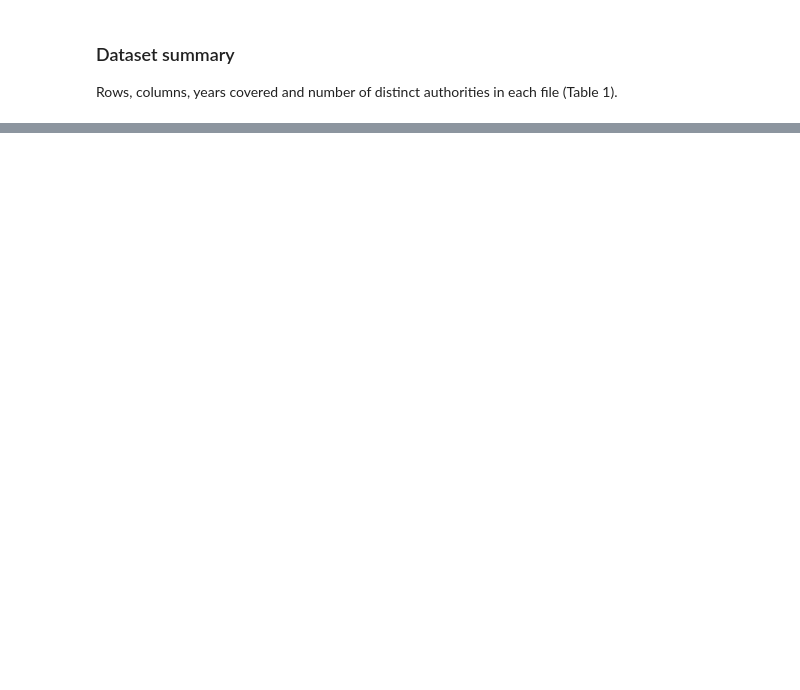
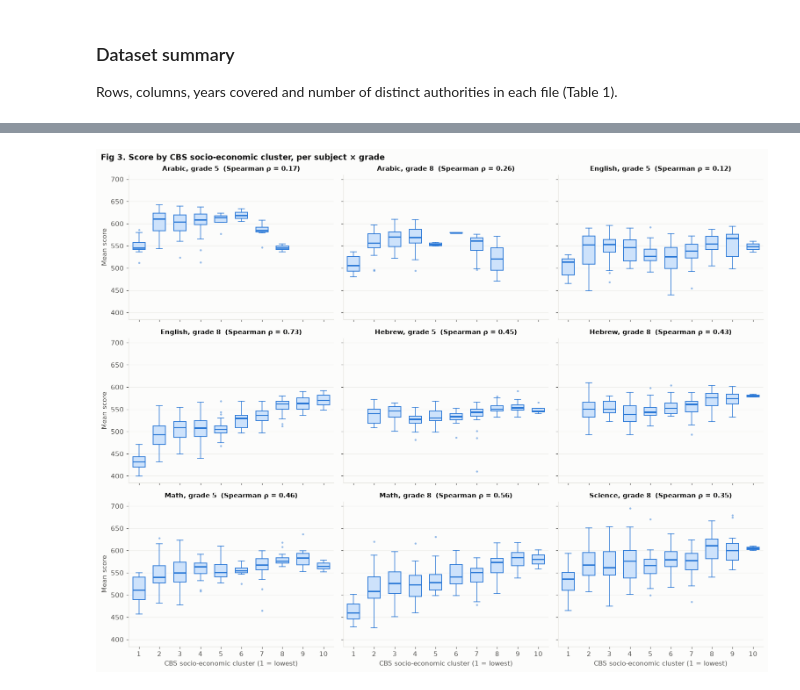
Before and after one commit to Fiamma-Jikukan/DS_final_project_Or_and_Stav, a Jupyter notebook: DS_final_project_Or_and_Stav.ipynb, the cells around one changed output, grey strips where cells are left out. Cells and saved outputs as stored; diff of their text form; code cells hidden in the pictures; blank space fills up the shorter version.

```diff
--- a/DS_final_project_Or_and_Stav.ipynb
+++ b/DS_final_project_Or_and_Stav.ipynb
@@ -137,0 +442,6 @@ dataset_summary
+# %%
+copy_cols = [col for col in data.columns if col.endswith(("_z", "_rank"))]
+data = data.drop(columns=copy_cols)
+
+print(f"Dropped {len(copy_cols)} columns (28 _z / _rank copies + ses_rank); {data.shape[1]} columns left:")
+print(list(data.columns))
@@ -137,0 +780,24 @@ dataset_summary
+# %%
+CLUSTERS = range(1, 11)
+fig, axes = plt.subplots(3, 3, figsize=(14, 11), sharex=True, sharey=True)
+
+for ax, (subject, grade) in zip(axes.flat, GROUPS):
+    rows = rows_of(subject, grade)
+    present = [c for c in CLUSTERS if (rows["ses_cluster"] == c).any()]
+    ax.boxplot([rows.loc[rows["ses_cluster"] == c, "score"] for c in present], positions=present,
+               widths=0.6, **BOX_STYLE)
+    rho = rows["ses_cluster"].rank().corr(rows["score"].rank())  # Spearman = Pearson on ranks (no scipy needed)
+    ax.set_title(f"{GROUP_LABELS[(subject, grade)]}  (Spearman ρ = {rho:.2f})", fontsize=10)
+    ax.set_xticks(list(CLUSTERS), [str(c) for c in CLUSTERS])
+    ax.grid(axis="x", visible=False)
+
+for ax in axes[-1]:
+    ax.set_xlabel("CBS socio-economic cluster (1 = lowest)")
+for ax in axes[:, 0]:
+    ax.set_ylabel("Mean score")
+fig.suptitle("Fig 3. Score by CBS socio-economic cluster, per subject × grade", x=0.01, ha="left",
+             fontweight="bold")
+fig.tight_layout()
+plt.show()
+# %% [output]
+[figure, added]
```
Also changed, not shown: parts of 138 cells of this notebook, 10 other files.
